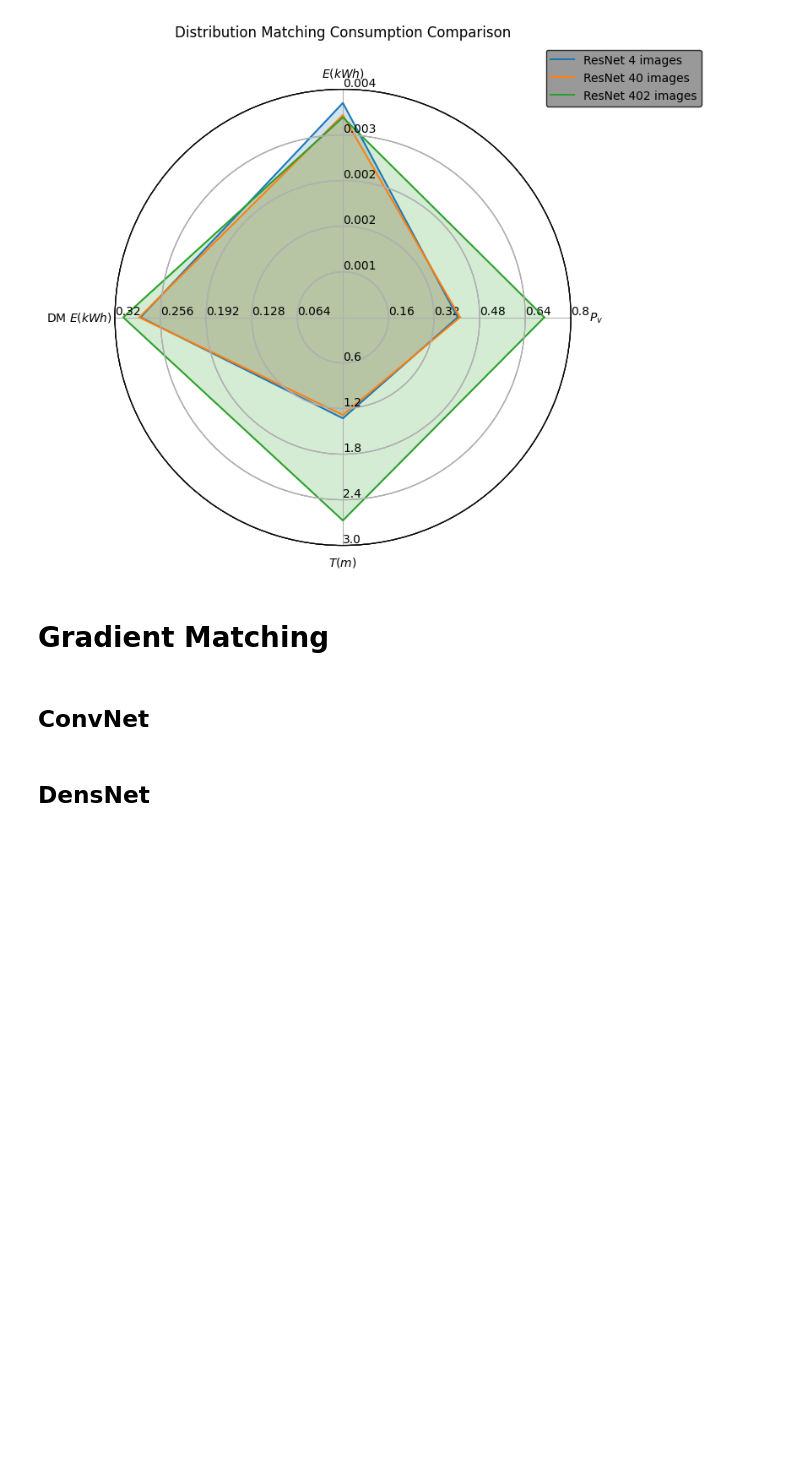
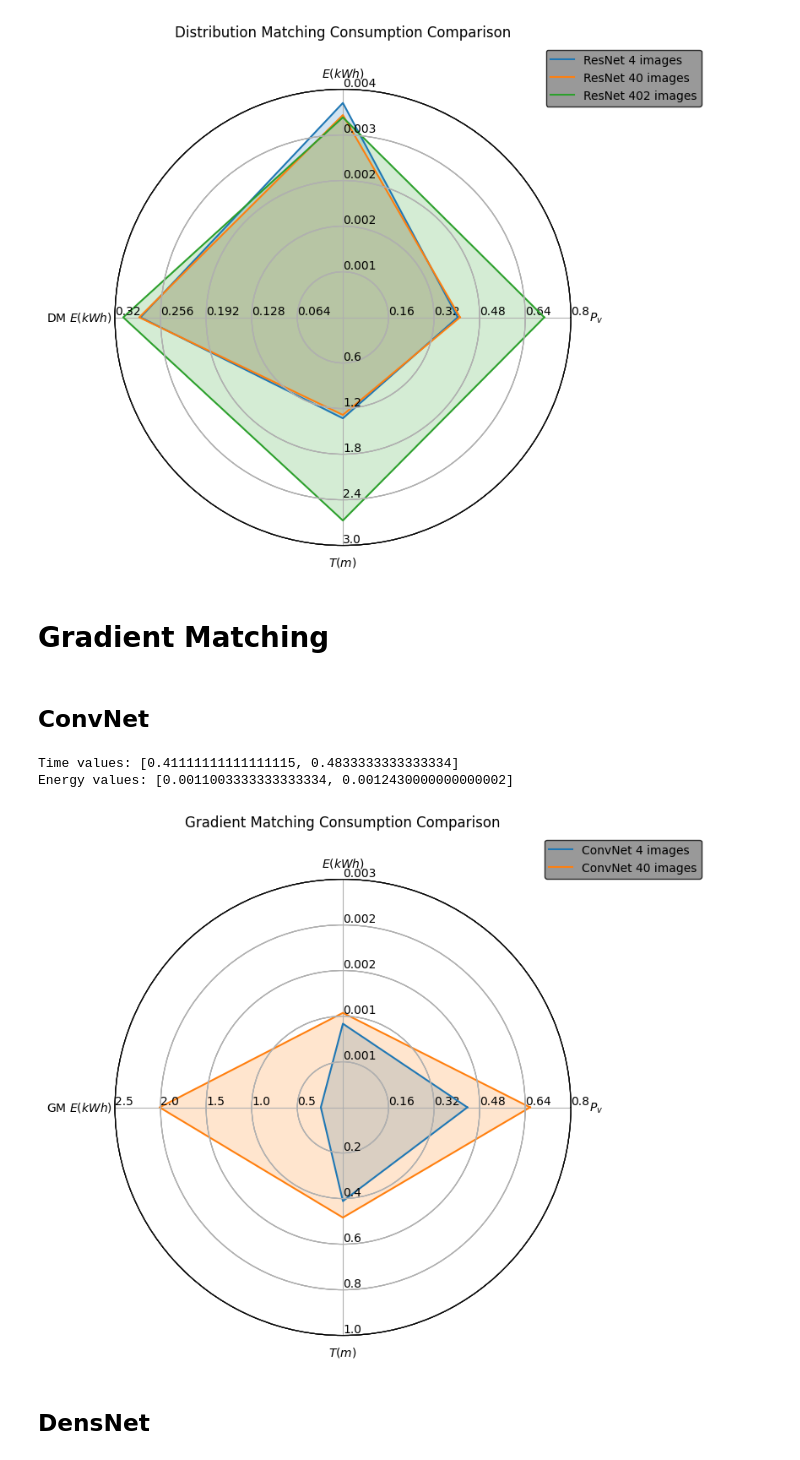
Before and after one commit to Thire399/DC-MasterThesis-2023, a Jupyter notebook: CarbonTrackerPlot.ipynb, the cells around one changed output. Drawn from its saved outputs; the diff is of its cells as text; code cells hidden in the pictures; blank space fills up the shorter version.

```diff
--- a/CarbonTrackerPlot.ipynb
+++ b/CarbonTrackerPlot.ipynb
@@ -402,9 +402,9 @@ GMtime_conv = [GMtime_con4, GMtime_con40]
 GMenergy_conv = [GMenergy_con4, GMenergy_con40]
 # %%
 def GMplot_radar1(labels, acc_values, time_values, energy_values, total_energy, somelabel = 'GMRadarConv'):
-    variables = (r'     $P_v$', r'$E(kWh)$', r'DM $E(kWh)$           ', r'$T(m)$')
+    variables = (r'     $P_v$', r'$E(kWh)$', r'GM $E(kWh)$           ', r'$T(m)$')
     fig1 = plt.figure(figsize=(6, 6))
-    radar = ComplexRadar(fig1, variables, [(0, 0.8), (0, 0.15), (0,0.32), (0, 50)])
+    radar = ComplexRadar(fig1, variables, [(0, 0.8), (0, 0.003), (0,2.5), (0, 1)])
     for i in range(len(time_values)):
         data = (acc_values[i], energy_values[i], total_energy[i], time_values[i])
         radar.plot(data, label=labels[i])
@@ -421,15 +421,19 @@ def GMplot_radar1(labels, acc_values, time_values, energy_values, total_energy,
 # %%
 GMacc_values_conv= [0.437, 0.657]
 # dm energy for generating
-GM_energy = [0., 0.]
+GM_energy = [0.24228850000000002, 2.0108360000000003]
 
 
 # Print the extracted values
 print("Time values:", GMtime_conv)
 print("Energy values:", GMenergy_conv)
 
 GMlabels = ['ConvNet 4 images', 'ConvNet 40 images']
 GMplot_radar1(GMlabels, GMacc_values_conv, GMtime_conv, GMenergy_conv, GM_energy) #somelabel = something
+# %% [output]
+Time values: [0.41111111111111115, 0.4833333333333334]
+Energy values: [0.0011003333333333334, 0.0012430000000000002]
+[figure, added]
 # %% [markdown]
 ## DensNet
 # %%
```
Also changed, not shown: parts of 10 cells of this notebook.
